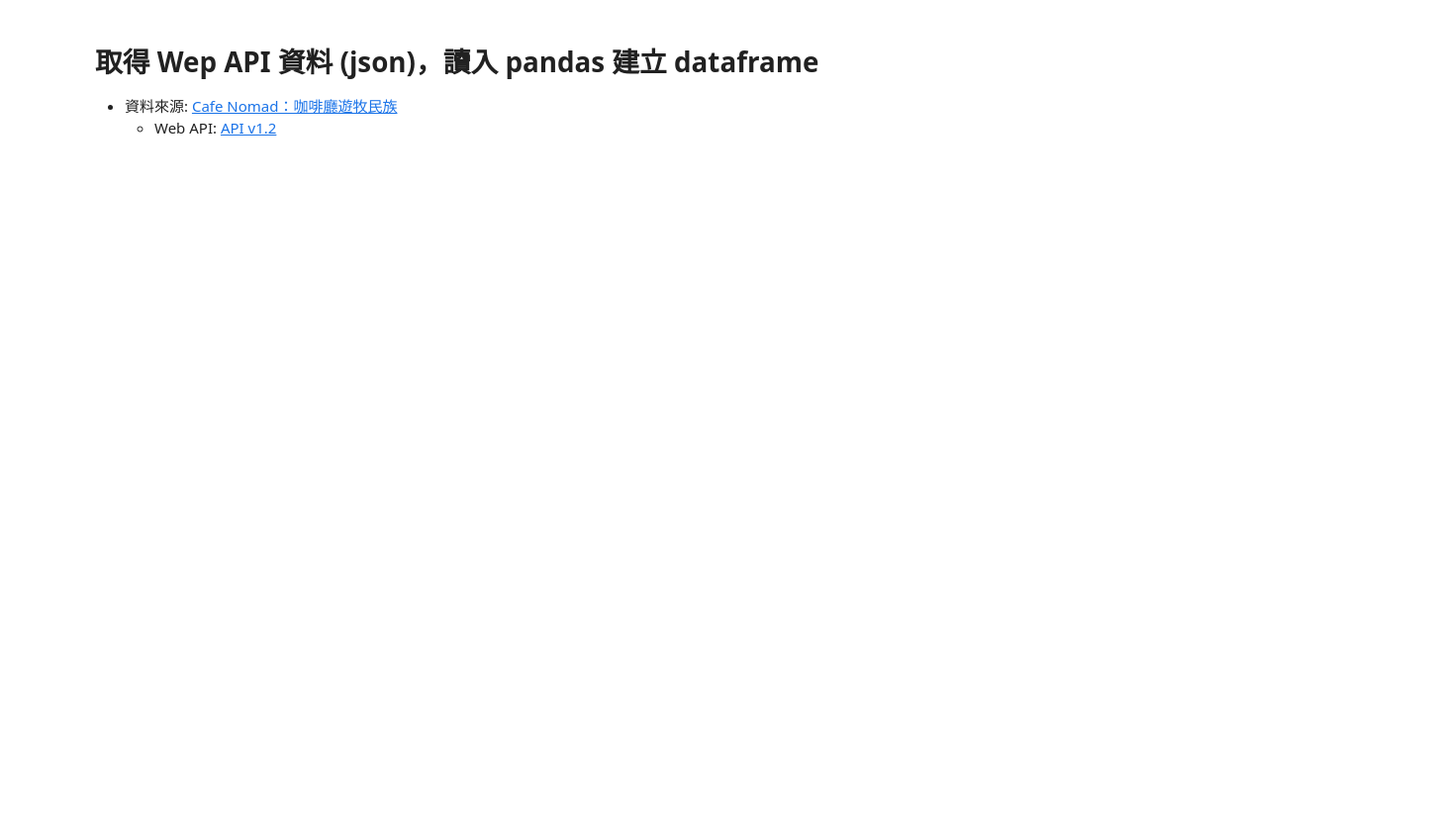
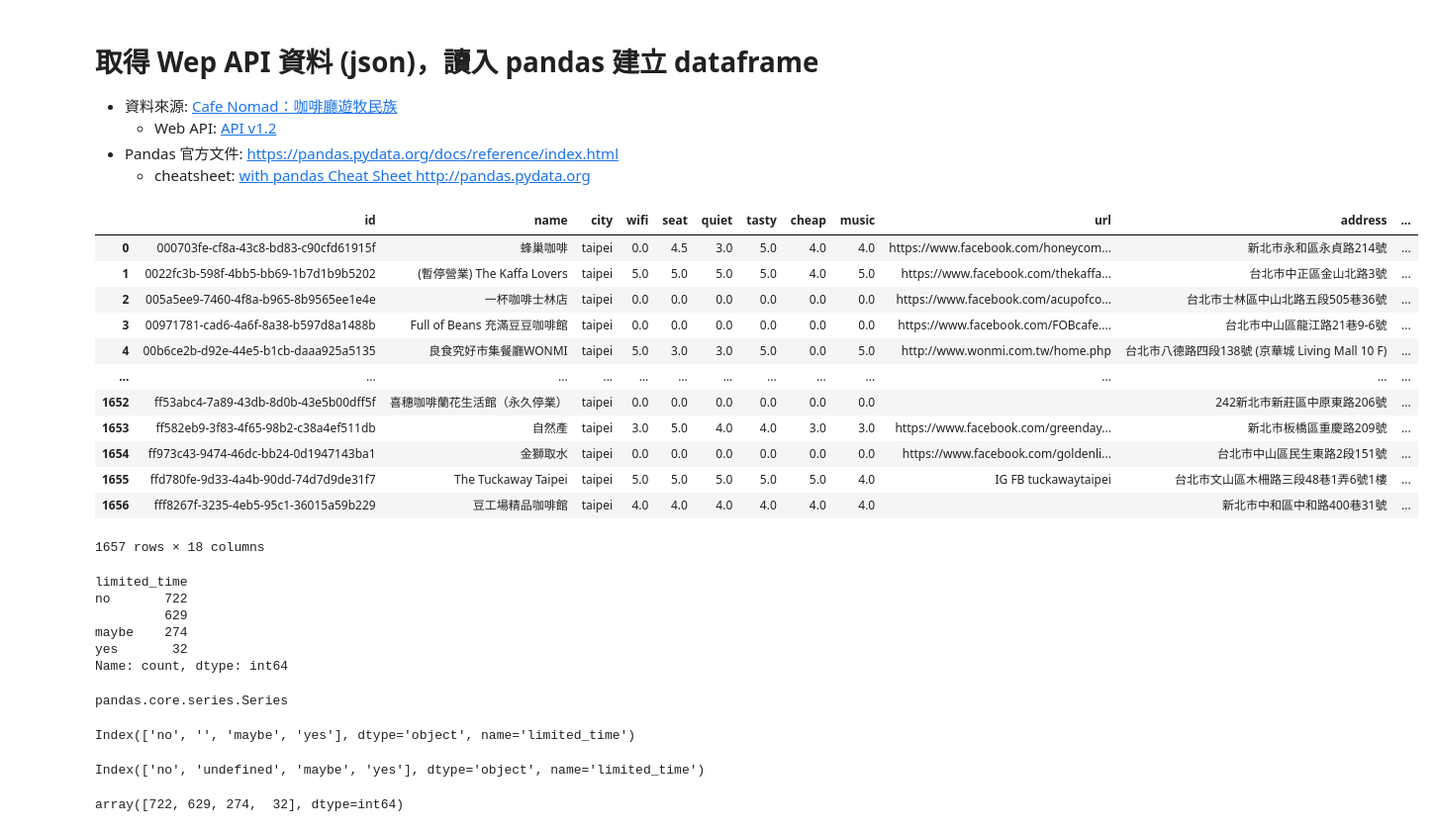
Before and after one commit to telunyang/python_data_analysis, a Jupyter notebook: cases/Cafe Nomad.ipynb, the cells around one changed output. Shown at 99% size. Drawn from its saved outputs; the diff is of its cells as text; code cells hidden in the pictures; blank space fills up the shorter version.

```diff
--- a/cases/Cafe Nomad.ipynb
+++ b/cases/Cafe Nomad.ipynb
@@ -2,4 +2,6 @@
 # 取得 Wep API 資料 (json)，讀入 pandas 建立 dataframe
 - 資料來源: [Cafe Nomad：咖啡廳遊牧民族](https://cafenomad.tw/)
   - Web API: [API v1.2](https://cafenomad.tw/developers/docs/v1.2)
+- Pandas 官方文件: [https://pandas.pydata.org/docs/reference/index.html](https://pandas.pydata.org/docs/reference/index.html)
+  - cheatsheet: [with pandas Cheat Sheet http://pandas.pydata.org](https://pandas.pydata.org/Pandas_Cheat_Sheet.pdf)
 # %%
@@ -21,5 +30,39 @@ response = requests.get(url="https://cafenomad.tw/api/v1.2/cafes/taipei")
 # 將回應內容以 json 格式 (將 json 字串轉成 dict 或 list) 回傳
 data = response.json()
 # %%
-# 建立 dataframe
+'''建立 dataframe'''
 df = pd.DataFrame(data); df
+# %% [output]
+|  | id | name | city | wifi | seat | quiet | tasty | cheap | music | url | address | ... |
+| 0 | 000703fe-cf8a-43c8-bd83-c90cfd61915f | 蜂巢咖啡 | taipei | 0.0 | 4.5 | 3.0 | 5.0 | 4.0 | 4.0 | https://www.facebook.com/honeycom... | 新北市永和區永貞路214號 | ... |
+| 1 | 0022fc3b-598f-4bb5-bb69-1b7d1b9b5202 | (暫停營業) The Kaffa Lovers | taipei | 5.0 | 5.0 | 5.0 | 5.0 | 4.0 | 5.0 | https://www.facebook.com/thekaffa... | 台北市中正區金山北路3號 | ... |
+| 2 | 005a5ee9-7460-4f8a-b965-8b9565ee1e4e | 一杯咖啡士林店 | taipei | 0.0 | 0.0 | 0.0 | 0.0 | 0.0 | 0.0 | https://www.facebook.com/acupofco... | 台北市士林區中山北路五段505巷36號 | ... |
+| 3 | 00971781-cad6-4a6f-8a38-b597d8a1488b | Full of Beans 充滿豆豆咖啡館 | taipei | 0.0 | 0.0 | 0.0 | 0.0 | 0.0 | 0.0 | https://www.facebook.com/FOBcafe.... | 台北市中山區龍江路21巷9-6號 | ... |
+| 4 | 00b6ce2b-d92e-44e5-b1cb-daaa925a5135 | 良食究好市集餐廳WONMI | taipei | 5.0 | 3.0 | 3.0 | 5.0 | 0.0 | 5.0 | http://www.wonmi.com.tw/home.php | 台北市八德路四段138號 (京華城 Living Mall 10 F) | ... |
+| ... | ... | ... | ... | ... | ... | ... | ... | ... | ... | ... | ... | ... |
+| 1652 | ff53abc4-7a89-43db-8d0b-43e5b00dff5f | 喜穗咖啡蘭花生活館（永久停業） | taipei | 0.0 | 0.0 | 0.0 | 0.0 | 0.0 | 0.0 |  | 242新北市新莊區中原東路206號 | ... |
+| 1653 | ff582eb9-3f83-4f65-98b2-c38a4ef511db | 自然產 | taipei | 3.0 | 5.0 | 4.0 | 4.0 | 3.0 | 3.0 | https://www.facebook.com/greenday... | 新北市板橋區重慶路209號 | ... |
+| 1654 | ff973c43-9474-46dc-bb24-0d1947143ba1 | 金獅取水 | taipei | 0.0 | 0.0 | 0.0 | 0.0 | 0.0 | 0.0 | https://www.facebook.com/goldenli... | 台北市中山區民生東路2段151號 | ... |
+| 1655 | ffd780fe-9d33-4a4b-90dd-74d7d9de31f7 | The Tuckaway Taipei | taipei | 5.0 | 5.0 | 5.0 | 5.0 | 5.0 | 4.0 | IG FB tuckawaytaipei | 台北市文山區木柵路三段48巷1弄6號1樓 | ... |
+| 1656 | fff8267f-3235-4eb5-95c1-36015a59b229 | 豆工場精品咖啡館 | taipei | 4.0 | 4.0 | 4.0 | 4.0 | 4.0 | 4.0 |  | 新北市中和區中和路400巷31號 | ... |
+1657 rows × 18 columns
+# %%
+'''了解指定 column 每個值的數量'''
+df.value_counts('limited_time')
+# %% [output]
+limited_time
+no       722
+         629
+maybe    274
+yes       32
+Name: count, dtype: int64
+# %%
+'''它的型別'''
+type(df.value_counts('limited_time'))
+# %% [output]
+pandas.core.series.Series
+# %%
+'''取得 series 的 index'''
+df.value_counts('limited_time').index
+# %% [output]
+Index(['no', '', 'maybe', 'yes'], dtype='object', name='limited_time')
@@ -25,0 +77,10 @@ df = pd.DataFrame(data); df
+# %%
+'''再檢視'''
+df.value_counts('limited_time').index
+# %% [output]
+Index(['no', 'undefined', 'maybe', 'yes'], dtype='object', name='limited_time')
+# %%
+'''取得 series 的 values'''
+df.value_counts('limited_time').values
+# %% [output]
+array([722, 629, 274,  32], dtype=int64)
```
Also changed, not shown: parts of 15 cells of this notebook, 1 other file.
